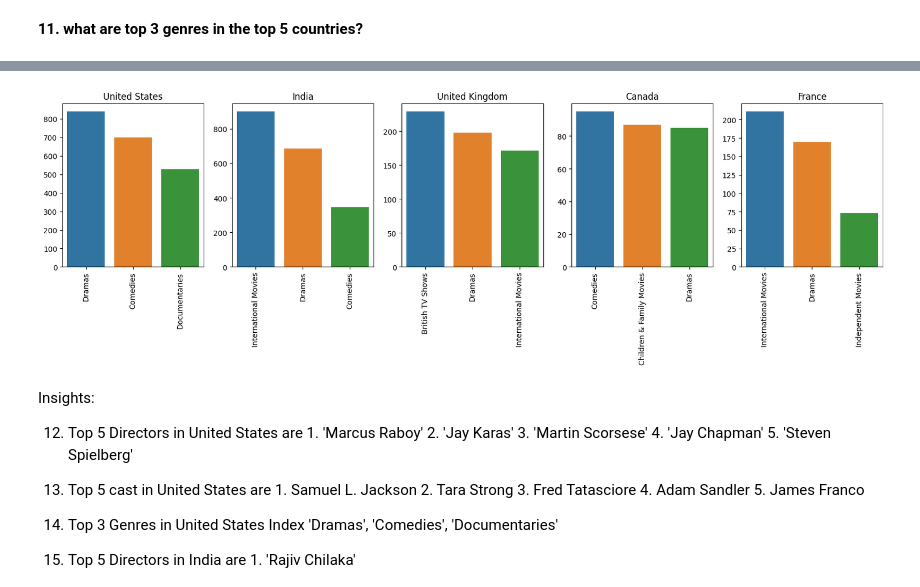
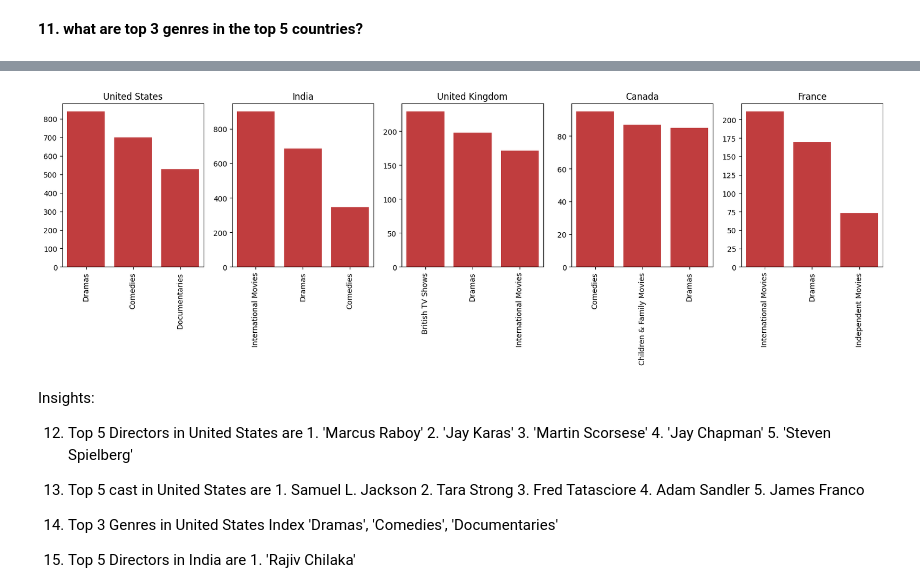
Before and after one commit to piyushmways/Decoding-OTT-plateform, a Jupyter notebook: OTT.ipynb, the cells around one changed output, grey strips where cells are left out. Cells and saved outputs as stored; diff of their text form; code cells hidden in the pictures.

```diff
--- a/OTT.ipynb
+++ b/OTT.ipynb
@@ -434,3 +419,6 @@ plt.show()
 # %%
 df['month_of_upload']=df['date_added'].dt.month
 df['year_of_upload']=df['date_added'].dt.year
+# %%
+from datetime import datetime as dt
+df['month_year']=df['date_added'].dt.strftime("%Y-%m")
@@ -552,3 +566,18 @@ Movies                          57
 Stand-Up Comedy & Talk Shows    56
 Classic & Cult TV               28
 Name: genre, dtype: int64
+# %%
+plt.figure(figsize=(12,4))
+
+list_color=[]  #creating a list for colors
+for i in range(42):
+  if i<4:
+    list_color.append(red)
+  else:
+    list_color.append('black')
+
+#plot
+x=sns.countplot(data=df4,x='genre',order=df4['genre'].value_counts().index,palette=list_color)
+plt.xticks(rotation=90,fontsize=8)
+plt.title('Distribution of genre')
+plt.show()
@@ -574,7 +627,7 @@ for i in top_countries:
   j=j+1
   top_5_directors=df[df['country'].str.contains(i)]['director'].value_counts()[1:6]  #at 0 index, we have unknown director, hence ignoring it
   plt.subplot(1,5,j)
-  sns.barplot(x=top_5_directors.index,y=top_5_directors.values)
+  sns.barplot(x=top_5_directors.index,y=top_5_directors.values,color=red)
   plt.xticks(rotation=90)
   plt.title(i)
 
@@ -591,7 +653,7 @@ for i in top_countries:
   top_5_cast=df3[df3['country'].str.contains(i)]['cast'].value_counts()[:5]
 
   plt.subplot(1,5,j)
-  sns.barplot(x=top_5_cast.index,y=top_5_cast.values)
+  sns.barplot(x=top_5_cast.index,y=top_5_cast.values,color=red)
   plt.xticks(rotation=90)
   plt.title(i)
 
@@ -616,19 +666,19 @@ df4.head()
 # %%
 plt.figure(figsize=(20,4))
 j=0
 for i in top_countries:
   j=j+1
   top_3_genre=df4[df4['country'].str.contains(i)]['genre'].value_counts()[:3]
 
   plt.subplot(1,5,j)
-  sns.barplot(x=top_3_genre.index, y=top_3_genre.values)
+  sns.barplot(x=top_3_genre.index, y=top_3_genre.values,color=red)
   plt.xticks(rotation=90)
   plt.title(i)
 
 
 plt.show()
 # %% [output]
-[figure, old version]
+[figure, new version]
 # %% [markdown]
 Insights:
 
```
Also changed, not shown: parts of 51 cells of this notebook.
